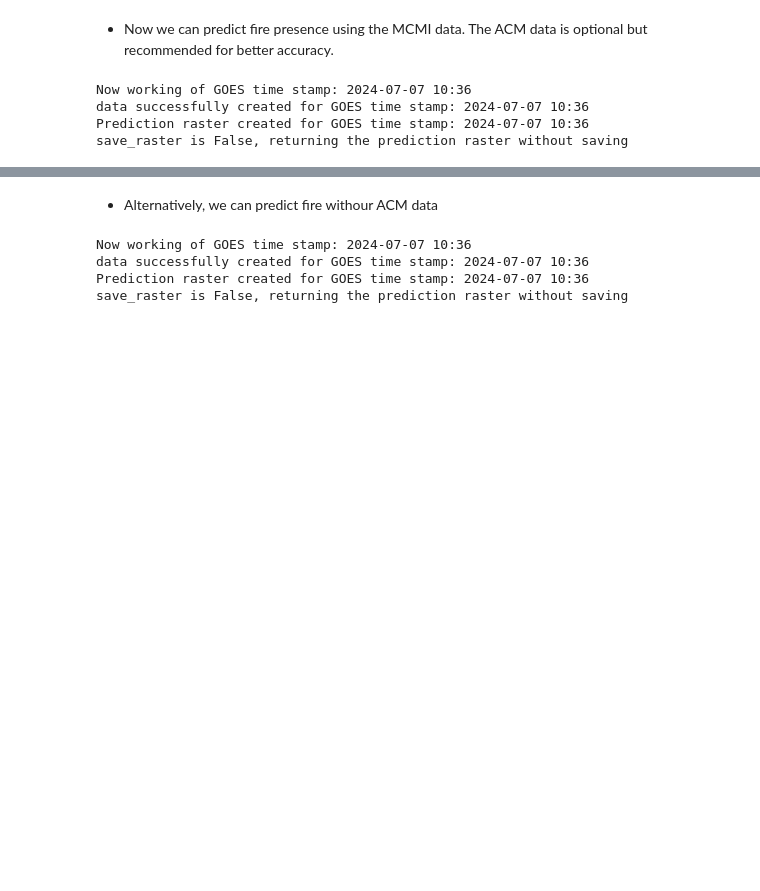
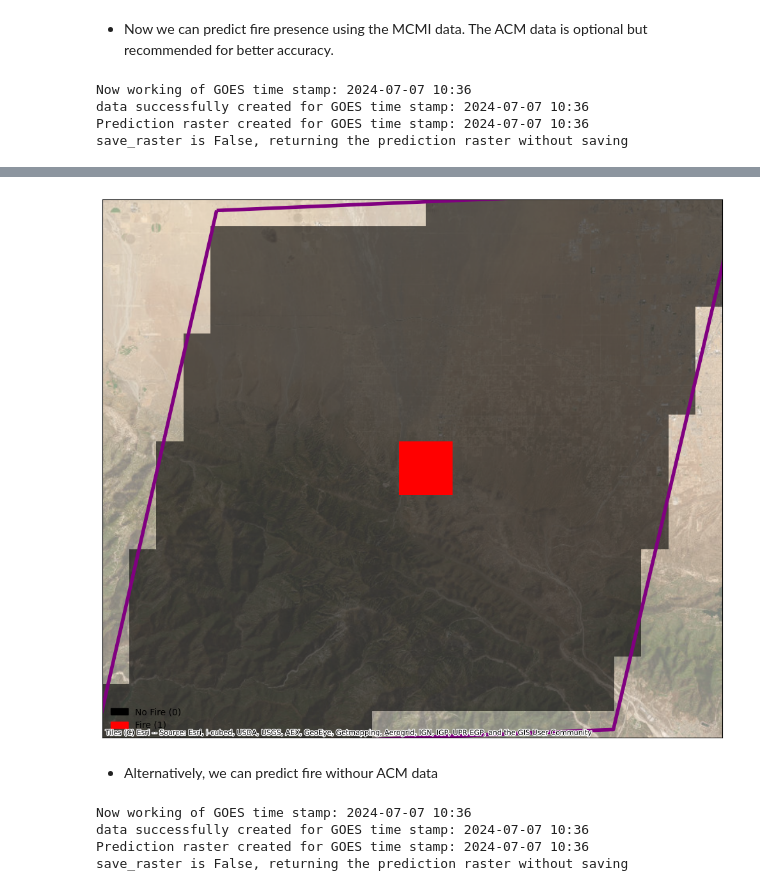
Before and after one commit to asafvanunu/GOES_wildfire_detection, a Jupyter notebook: notebook/example.ipynb, the cells around one changed output, grey strips where cells are left out. Saved outputs shown, nothing was run; the diff lists cells and outputs as text; code cells hidden in the pictures; blank space fills up the shorter version.

```diff
--- a/notebook/example.ipynb
+++ b/notebook/example.ipynb
@@ -109,5 +109,5 @@ data successfully created for GOES time stamp: 2024-07-07 10:36
 Prediction raster created for GOES time stamp: 2024-07-07 10:36
 save_raster is False, returning the prediction raster without saving
 # %%
-WD.plot_fire_prediction_on_interactive_map(prediction_raster=fire_prediction, AOI_path=AOI_path)
+WD.plot_fire_prediction(fire_prediction_raster=fire_prediction, AOI_path=AOI_path)
 # %% [output]
@@ -119,3 +114,4 @@ WD.plot_fire_prediction_on_interactive_map(prediction_raster=fire_prediction, AO
+[figure, added]
 # %% [markdown]
 * Alternatively, we can predict fire withour ACM data
 # %%
```
Also changed, not shown: parts of 3 cells of this notebook, 2 other files.
